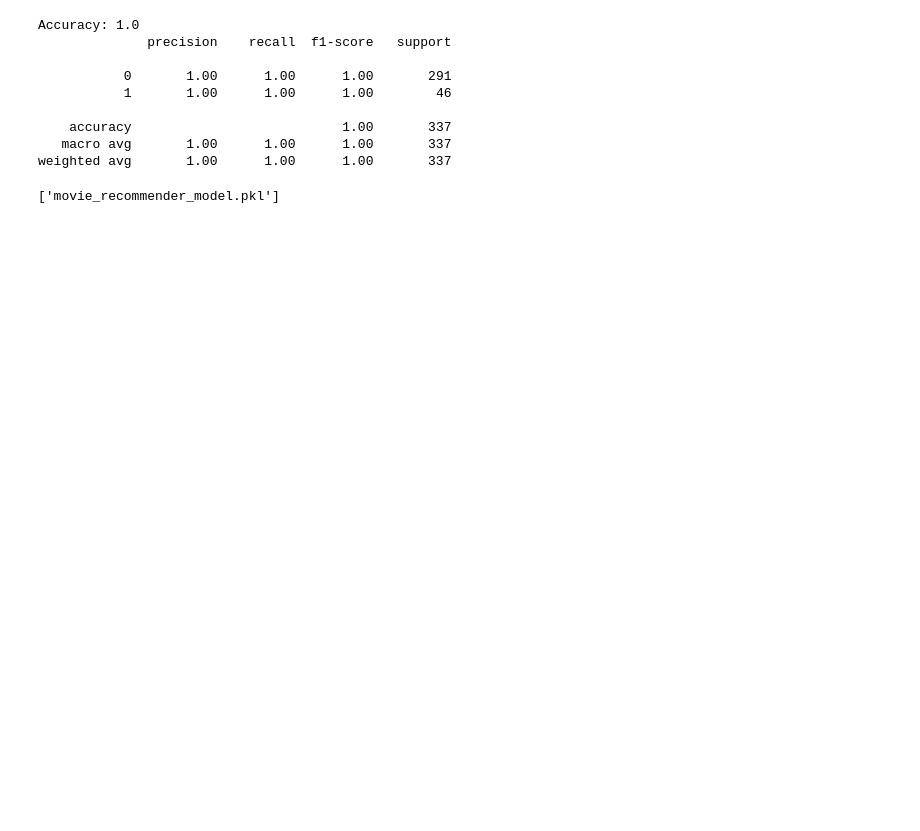
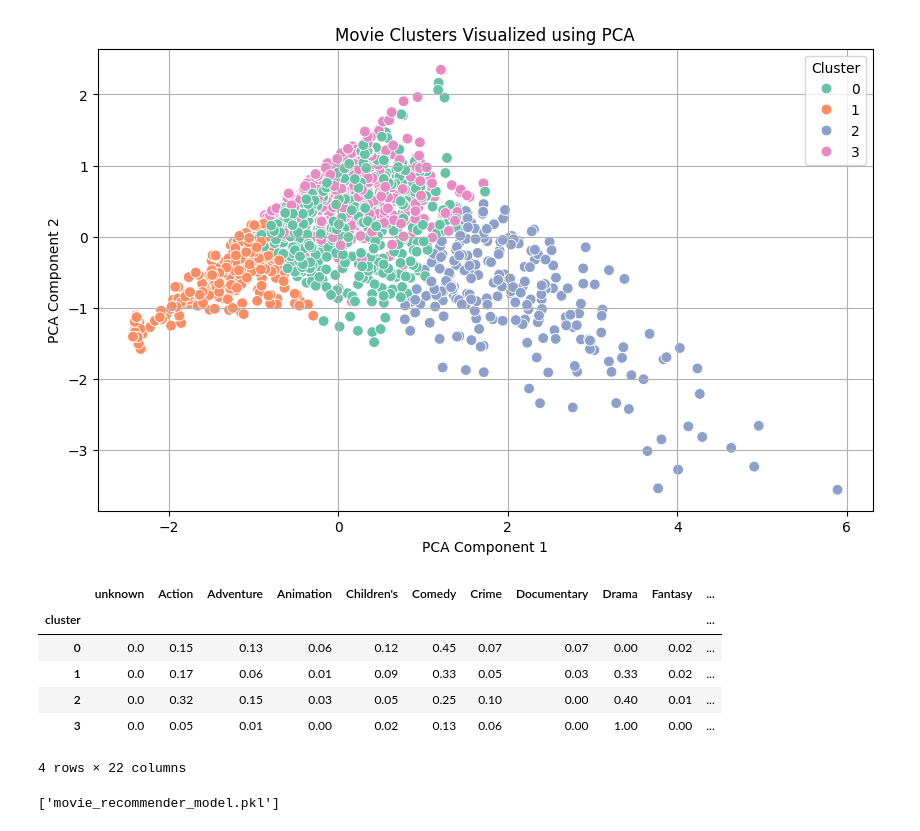
Before and after one commit to alhasan88/Movies-Recommender, a Jupyter notebook: mr.ipynb, the cells around one changed output. Drawn from its saved outputs; the diff is of its cells as text; code cells hidden in the pictures; blank space fills up the shorter version.

```diff
--- a/mr.ipynb
+++ b/mr.ipynb
@@ -71,2 +95,6 @@ dtype: int64
 # %%
-movies = movies.dropna()
+best_k = 4
+kmeans = KMeans(n_clusters=best_k, random_state=42)
+movies['cluster'] = kmeans.fit_predict(features)
+
+movies[['title', 'avg_rating', 'rating_count', 'cluster']].head(10)
@@ -73,3 +113,16 @@ movies = movies.dropna()
 # %%
-movies.to_csv("your_preprocessed_movies.csv", index=False)
+pca = PCA(n_components=2)
+pca_features = pca.fit_transform(features)
+
+plt.figure(figsize=(10, 6))
+sns.scatterplot(x=pca_features[:, 0], y=pca_features[:, 1],
+                hue=movies['cluster'], palette='Set2', s=60)
+plt.title('Movie Clusters Visualized using PCA')
+plt.xlabel('PCA Component 1')
+plt.ylabel('PCA Component 2')
+plt.legend(title='Cluster', loc='best')
+plt.grid(True)
+plt.show()
+# %% [output]
+[figure, added]
 # %%
@@ -81,31 +132,14 @@ y = movies['like']
 # %%
-from sklearn.model_selection import train_test_split
-from sklearn.ensemble import RandomForestClassifier
-from sklearn.metrics import accuracy_score, classification_report
-
-# Split the data
-X_train, X_test, y_train, y_test = train_test_split(
-    X, y, test_size=0.2, random_state=42
-)
-
-# Train the model
-clf = RandomForestClassifier(n_estimators=100, random_state=42)
-clf.fit(X_train, y_train)
-
-# Evaluate the model
-y_pred = clf.predict(X_test)
-print("Accuracy:", accuracy_score(y_test, y_pred))
-print(classification_report(y_test, y_pred))
+# Display cluster summaries
+cluster_profiles.round(2)
 # %% [output]
+|  | unknown | Action | Adventure | Animation | Children's | Comedy | Crime | Documentary | Drama | Fantasy | ... |
+| cluster |  |  |  |  |  |  |  |  |  |  | ... |
+| 0 | 0.0 | 0.15 | 0.13 | 0.06 | 0.12 | 0.45 | 0.07 | 0.07 | 0.00 | 0.02 | ... |
+| 1 | 0.0 | 0.17 | 0.06 | 0.01 | 0.09 | 0.33 | 0.05 | 0.03 | 0.33 | 0.02 | ... |
+| 2 | 0.0 | 0.32 | 0.15 | 0.03 | 0.05 | 0.25 | 0.10 | 0.00 | 0.40 | 0.01 | ... |
+| 3 | 0.0 | 0.05 | 0.01 | 0.00 | 0.02 | 0.13 | 0.06 | 0.00 | 1.00 | 0.00 | ... |
-Accuracy: 1.0
-              precision    recall  f1-score   support
-
-           0       1.00      1.00      1.00       291
-           1       1.00      1.00      1.00        46
-
-    accuracy                           1.00       337
-   macro avg       1.00      1.00      1.00       337
-weighted avg       1.00      1.00      1.00       337
+4 rows × 22 columns
 # %%
 import joblib
 
```
Also changed, not shown: parts of 11 cells of this notebook, 3 other files.
